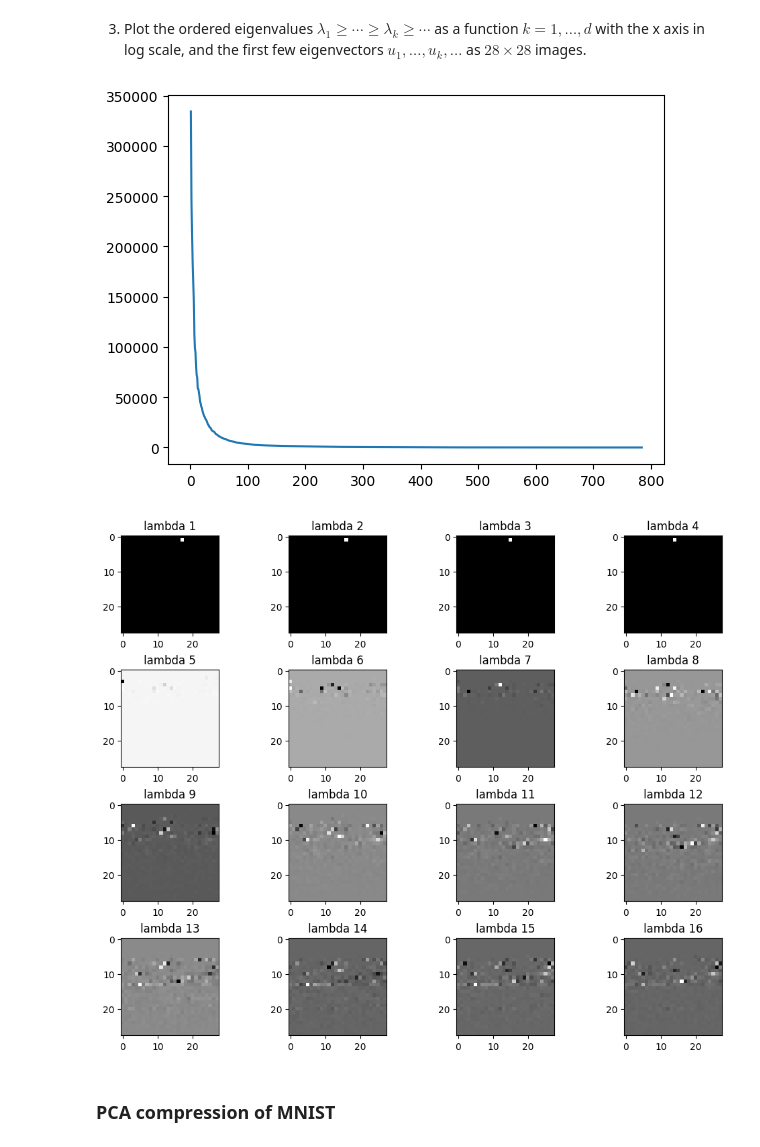
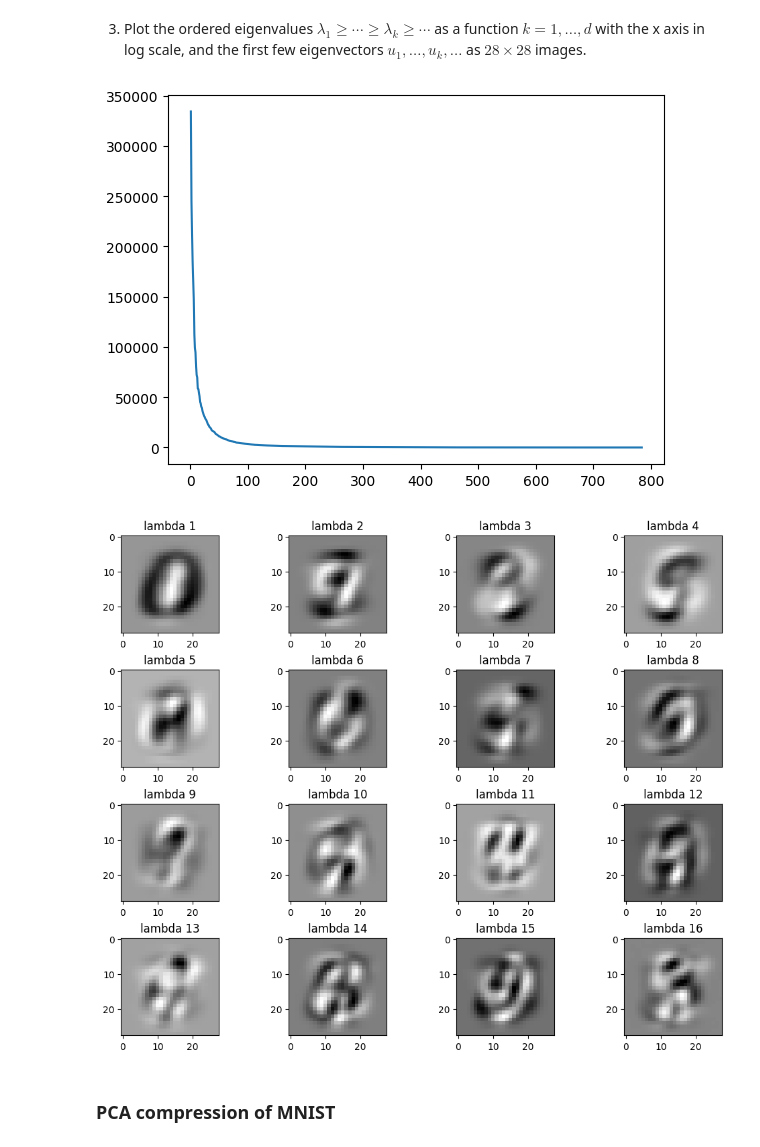
Before and after one commit to AlexMan2000/NYU-Master-Program, a Jupyter notebook: DS-GA-1014/Homeworks/hw7/mnist_pca/mnist_pca.ipynb, the cells around one changed output. Drawn from its saved outputs; the diff is of its cells as text; code cells hidden in the pictures.

```diff
--- a/DS-GA-1014/Homeworks/hw7/mnist_pca/mnist_pca.ipynb
+++ b/DS-GA-1014/Homeworks/hw7/mnist_pca/mnist_pca.ipynb
@@ -52,7 +52,7 @@ plt.imshow(mean_image, cmap="gray")
 2) Compute the covariance $\Sigma \in \mathbb{R}^{d \times d}$ of the MNIST dataset and diagonalize it using the function `np.linalg.eigh`.
 # %%
 # Your answer here
-cov_matrix = (1 / x.shape[0]) * (xx - mean_vector).T @ (xx - mean_vector)
+cov_matrix = (1 / xx.shape[0]) * (xx - mean_vector).T @ (xx - mean_vector)
 eigenvalues, eigenvectors = np.linalg.eigh(cov_matrix)
 eigenvalues, eigenvectors
 # %% [output]
@@ -77,20 +77,19 @@ eigenvalues, eigenvectors
 3) Plot the ordered eigenvalues $\lambda_1 \geq \cdots \geq \lambda_k \geq \cdots$ as a function $k = 1, \dots, d$ with the x axis in log scale, and the first few eigenvectors $u_1, \dots, u_k, \dots$ as $28 \times 28$ images.
 # %%
 # Your answer here
-eigenvalues_tuples = [(i, eigenvalues[i]) for i in range(len(eigenvalues))]
-sorted_eigenvalues = sorted(eigenvalues_tuples, key = lambda x: x[1], reverse=True)
-sorted_eigenvectors = eigenvectors[list(map(lambda x: x[0], sorted_eigenvalues))]
+sorted_eigenvalues = sorted(eigenvalues,reverse=True)
+sorted_eigenvectors = np.fliplr(eigenvectors)
 
-plt.plot(range(1,len(eigenvalues)+1),sorted(eigenvalues,reverse=True))
+plt.plot(range(1,len(sorted_eigenvalues)+1),sorted_eigenvalues)
 fig, axes = plt.subplots(4,4, layout='constrained', figsize=(10, 8))
 for i in range(4):
     for j in range(4):
         index = 4 * i + j
-        axes[i][j].imshow(sorted_eigenvectors[index].reshape(28, 28), cmap="gray")
+        axes[i][j].imshow(sorted_eigenvectors[:,index].reshape(28, 28), cmap="gray")
         axes[i][j].set_title(f"lambda {index + 1}")
 # %% [output]
 [figure]
-[figure, old version]
+[figure, new version]
 # %% [markdown]
 ### PCA compression of MNIST
 # %% [markdown]
```
Also changed, not shown: parts of 2 cells of this notebook.
